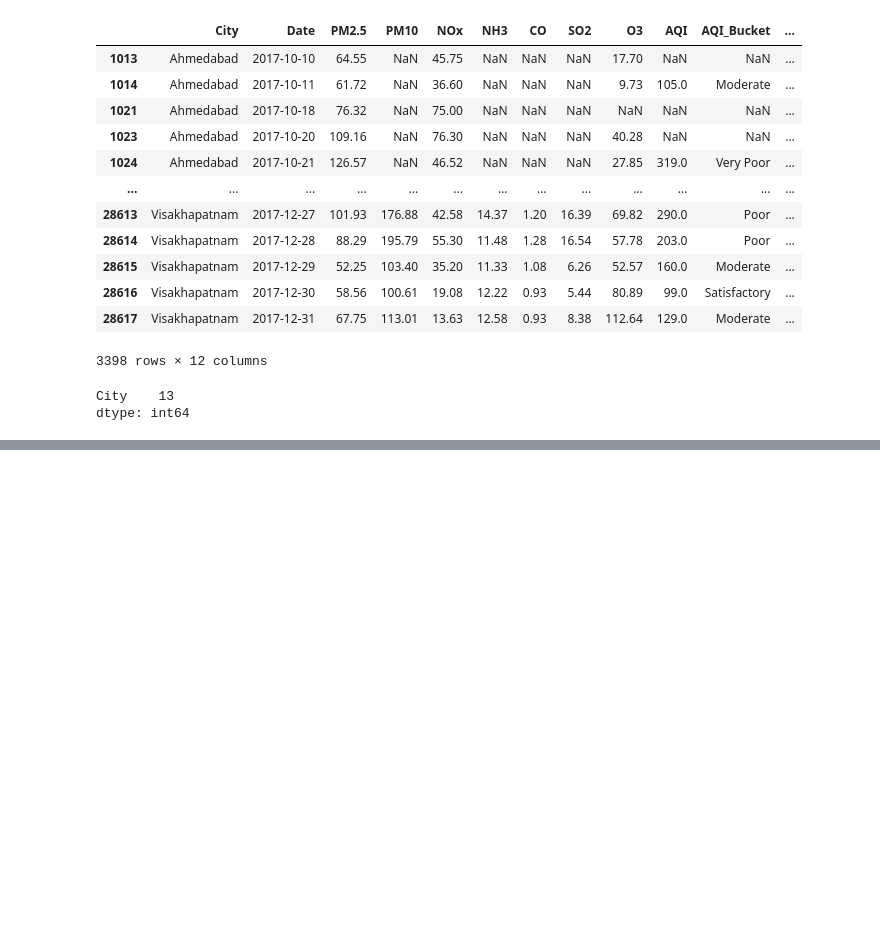
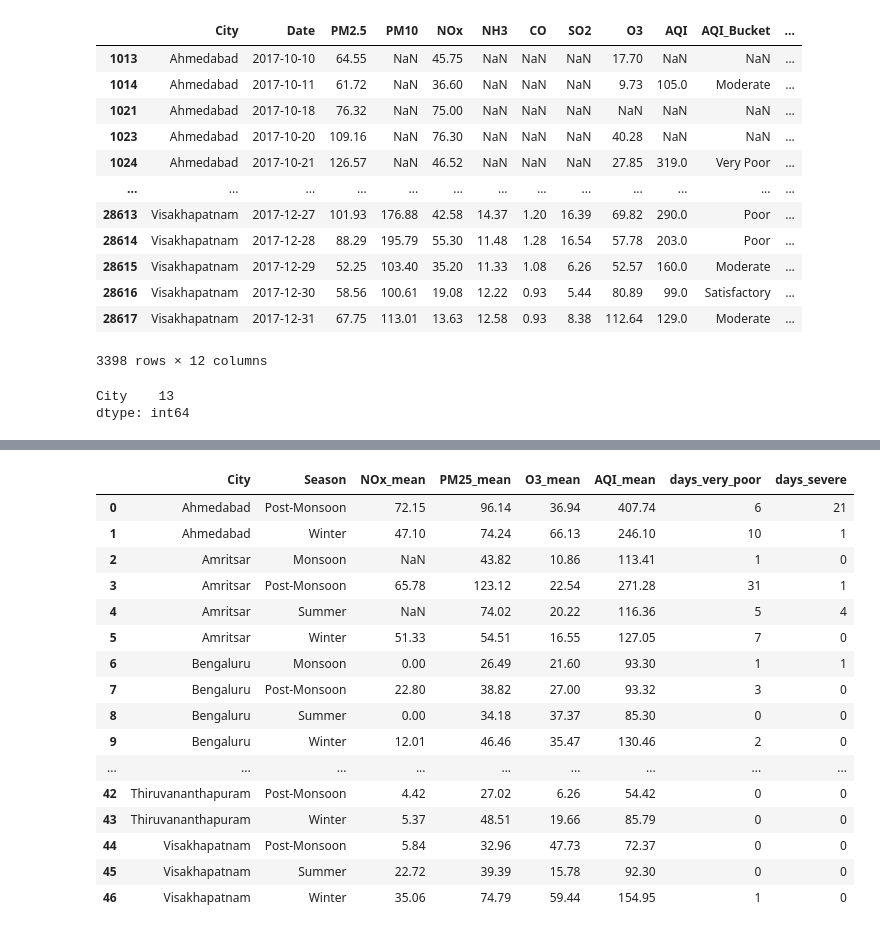
Before and after one commit to aravisv/asthma_aqi, a Jupyter notebook: asthma_aqi.ipynb, the cells around one changed output, grey strips where cells are left out. Saved outputs shown, nothing was run; the diff lists cells and outputs as text; code cells hidden in the pictures; blank space fills up the shorter version.

```diff
--- a/asthma_aqi.ipynb
+++ b/asthma_aqi.ipynb
@@ -572,0 +749,2 @@ dtype: int64
+# %%
+AQI_2017_with_sufficient_data = calculate_AQI(AQI_2017_with_sufficient_data)
@@ -572,0 +804,3 @@ dtype: int64
+# %%
+AQI_2017_agg = calc__city_month_season_aggregate(AQI_2017_with_sufficient_data)
+AQI_2017_agg
@@ -572,0 +899,21 @@ dtype: int64
+# %%
+AQI_2017_season_agg = calc_city_season_aggr(AQI_2017_agg)
+AQI_2017_season_agg
+# %% [output]
+|  | City | Season | NOx_mean | PM25_mean | O3_mean | AQI_mean | days_very_poor | days_severe |
+| 0 | Ahmedabad | Post-Monsoon | 72.15 | 96.14 | 36.94 | 407.74 | 6 | 21 |
+| 1 | Ahmedabad | Winter | 47.10 | 74.24 | 66.13 | 246.10 | 10 | 1 |
+| 2 | Amritsar | Monsoon | NaN | 43.82 | 10.86 | 113.41 | 1 | 0 |
+| 3 | Amritsar | Post-Monsoon | 65.78 | 123.12 | 22.54 | 271.28 | 31 | 1 |
+| 4 | Amritsar | Summer | NaN | 74.02 | 20.22 | 116.36 | 5 | 4 |
+| 5 | Amritsar | Winter | 51.33 | 54.51 | 16.55 | 127.05 | 7 | 0 |
+| 6 | Bengaluru | Monsoon | 0.00 | 26.49 | 21.60 | 93.30 | 1 | 1 |
+| 7 | Bengaluru | Post-Monsoon | 22.80 | 38.82 | 27.00 | 93.32 | 3 | 0 |
+| 8 | Bengaluru | Summer | 0.00 | 34.18 | 37.37 | 85.30 | 0 | 0 |
+| 9 | Bengaluru | Winter | 12.01 | 46.46 | 35.47 | 130.46 | 2 | 0 |
+| ... | ... | ... | ... | ... | ... | ... | ... | ... |
+| 42 | Thiruvananthapuram | Post-Monsoon | 4.42 | 27.02 | 6.26 | 54.42 | 0 | 0 |
+| 43 | Thiruvananthapuram | Winter | 5.37 | 48.51 | 19.66 | 85.79 | 0 | 0 |
+| 44 | Visakhapatnam | Post-Monsoon | 5.84 | 32.96 | 47.73 | 72.37 | 0 | 0 |
+| 45 | Visakhapatnam | Summer | 22.72 | 39.39 | 15.78 | 92.30 | 0 | 0 |
+| 46 | Visakhapatnam | Winter | 35.06 | 74.79 | 59.44 | 154.95 | 1 | 0 |
```
Also changed, not shown: parts of 26 cells of this notebook, 1 other file.
